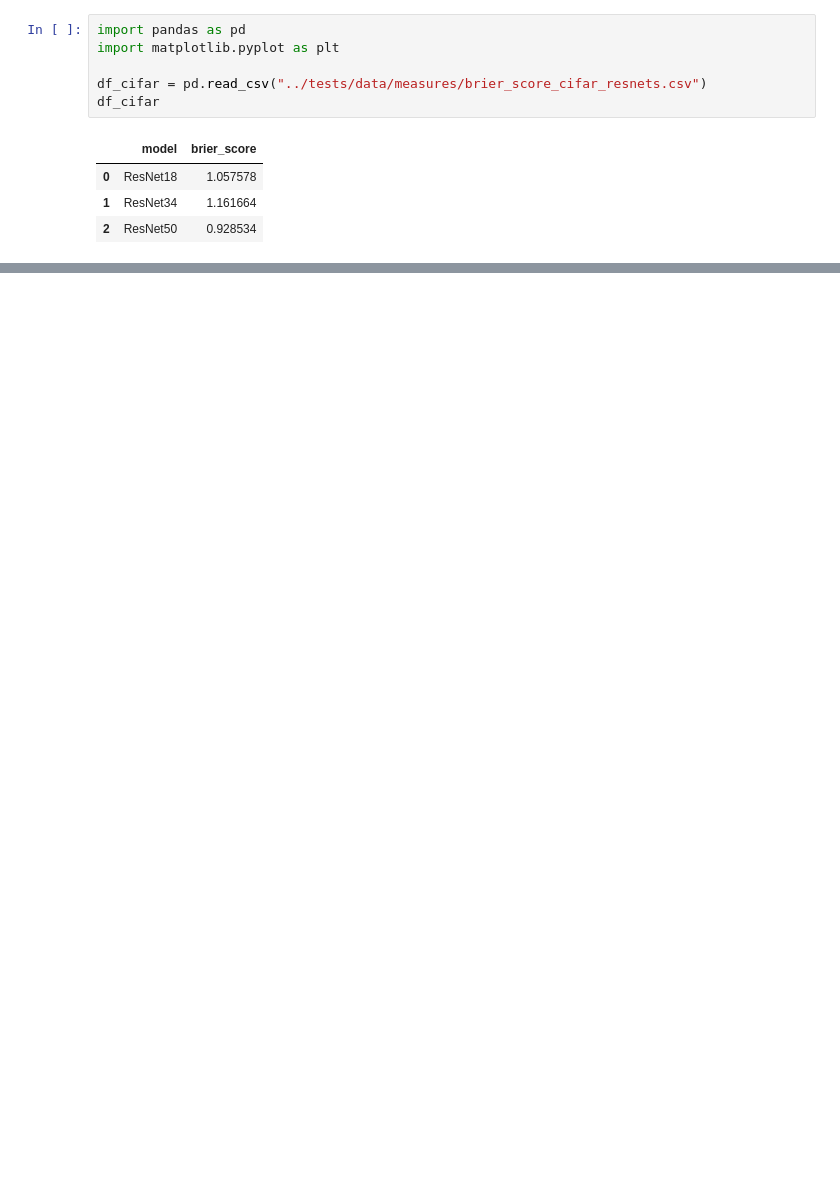
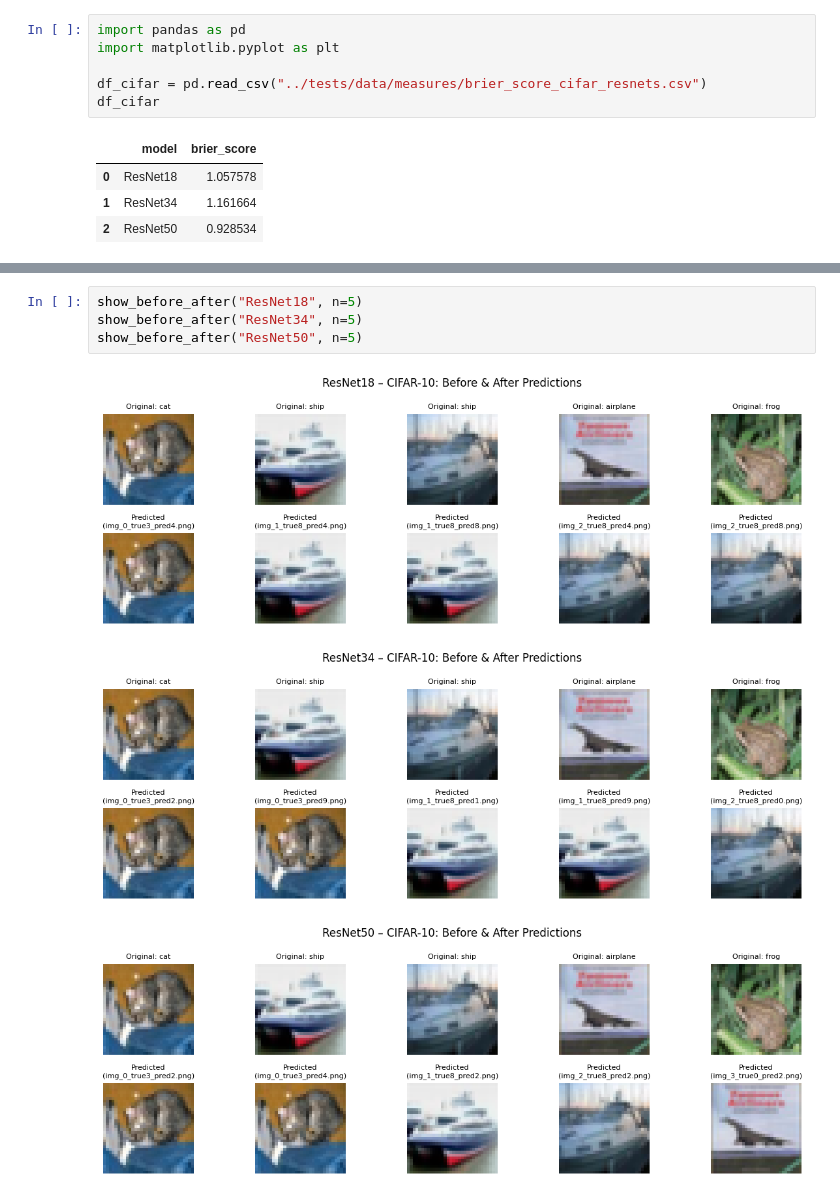
Before and after one commit to osmanovic-lejla/a4s-accuracy-metric, a Jupyter notebook: notebooks/brier_score_breast_cancer.ipynb, the cells around one changed output, grey strips where cells are left out. Saved outputs shown, nothing was run; the diff lists cells and outputs as text; blank space fills up the shorter version.

```diff
--- a/notebooks/brier_score_breast_cancer.ipynb
+++ b/notebooks/brier_score_breast_cancer.ipynb
@@ -271,0 +377,8 @@ show_sample_images_for_model("ResNet50", n=5)
+# %%
+show_before_after("ResNet18", n=5)
+show_before_after("ResNet34", n=5)
+show_before_after("ResNet50", n=5)
+# %% [output]
+[figure, added]
+[figure, added]
+[figure, added]
```
Also changed, not shown: parts of 18 cells of this notebook.
